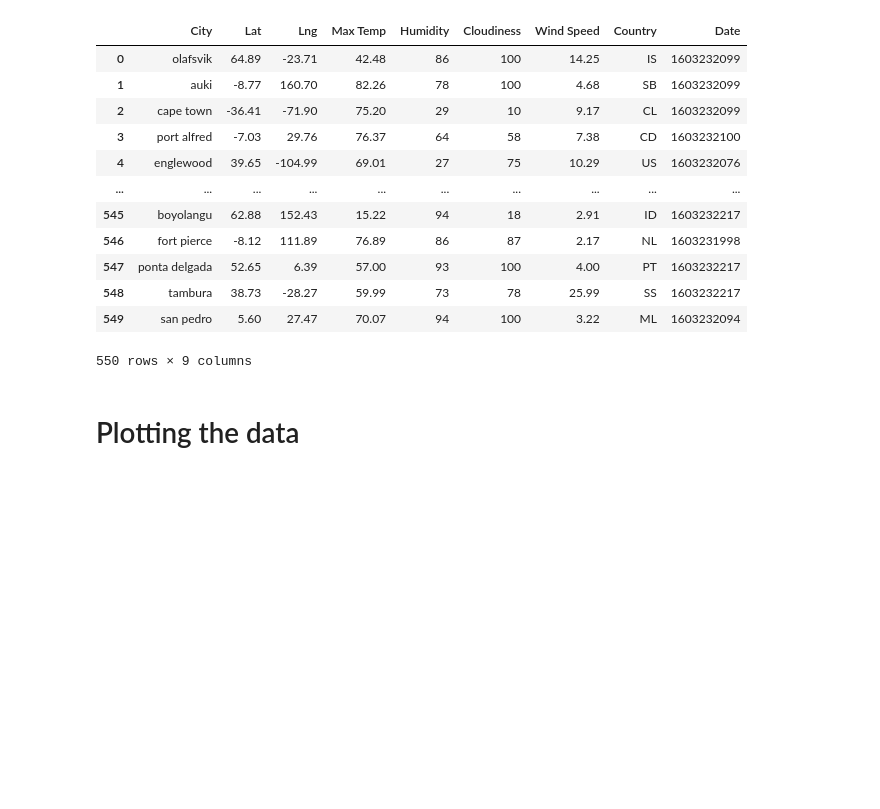
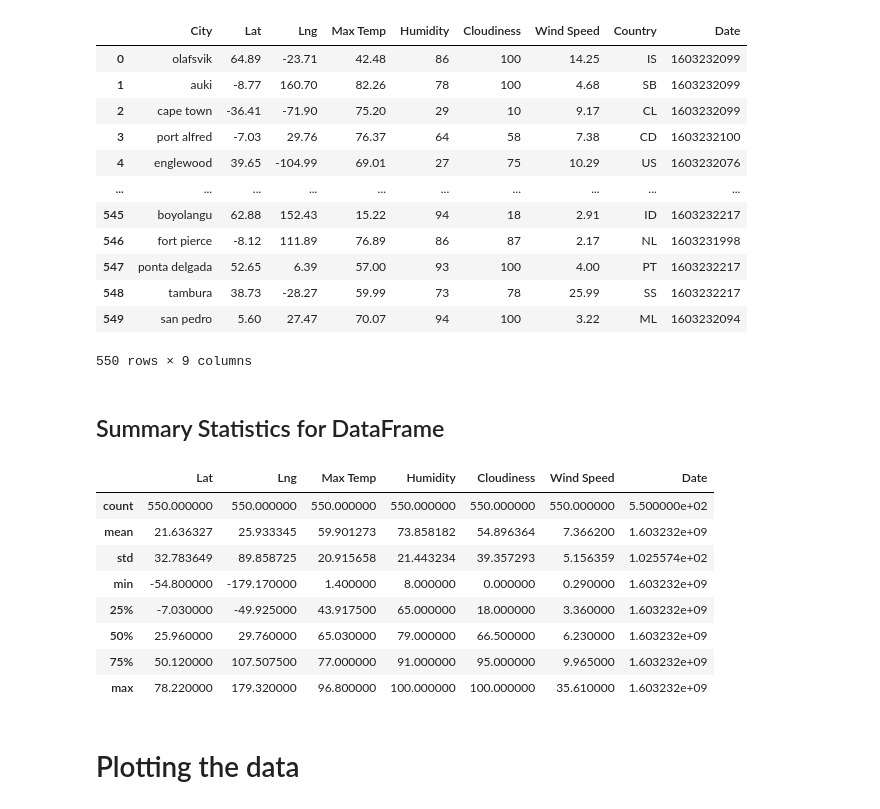
Before and after one commit to jeosqueri/City-Weather-Analysis, a Jupyter notebook: WeatherPy/WeatherPy2.ipynb, the cells around one changed output. Cells and saved outputs as stored; diff of their text form; code cells hidden in the pictures; blank space fills up the shorter version.

Commit message:
added summary stats of dataframe to weatherpy2

```diff
--- a/WeatherPy/WeatherPy2.ipynb
+++ b/WeatherPy/WeatherPy2.ipynb
@@ -40,6 +40,21 @@ clean_city_df
 | 548 | tambura | 38.73 | -28.27 | 59.99 | 73 | 78 | 25.99 | SS | 1603232217 |
 | 549 | san pedro | 5.60 | 27.47 | 70.07 | 94 | 100 | 3.22 | ML | 1603232094 |
 550 rows × 9 columns
+# %% [markdown]
+## Summary Statistics for DataFrame
+# %%
+city_stats = clean_city_df.describe()
+city_stats
+# %% [output]
+|  | Lat | Lng | Max Temp | Humidity | Cloudiness | Wind Speed | Date |
+| count | 550.000000 | 550.000000 | 550.000000 | 550.000000 | 550.000000 | 550.000000 | 5.500000e+02 |
+| mean | 21.636327 | 25.933345 | 59.901273 | 73.858182 | 54.896364 | 7.366200 | 1.603232e+09 |
+| std | 32.783649 | 89.858725 | 20.915658 | 21.443234 | 39.357293 | 5.156359 | 1.025574e+02 |
+| min | -54.800000 | -179.170000 | 1.400000 | 8.000000 | 0.000000 | 0.290000 | 1.603232e+09 |
+| 25% | -7.030000 | -49.925000 | 43.917500 | 65.000000 | 18.000000 | 3.360000 | 1.603232e+09 |
+| 50% | 25.960000 | 29.760000 | 65.030000 | 79.000000 | 66.500000 | 6.230000 | 1.603232e+09 |
+| 75% | 50.120000 | 107.507500 | 77.000000 | 91.000000 | 95.000000 | 9.965000 | 1.603232e+09 |
+| max | 78.220000 | 179.320000 | 96.800000 | 100.000000 | 100.000000 | 35.610000 | 1.603232e+09 |
 # %% [markdown]
 # Plotting the data
 # %% [markdown]
```
Also changed, not shown: parts of 1 cell of this notebook, 2 other files.
